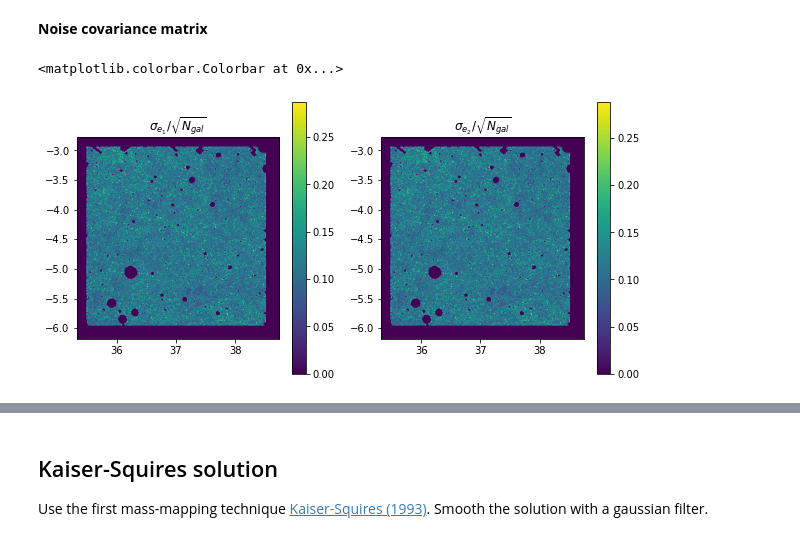
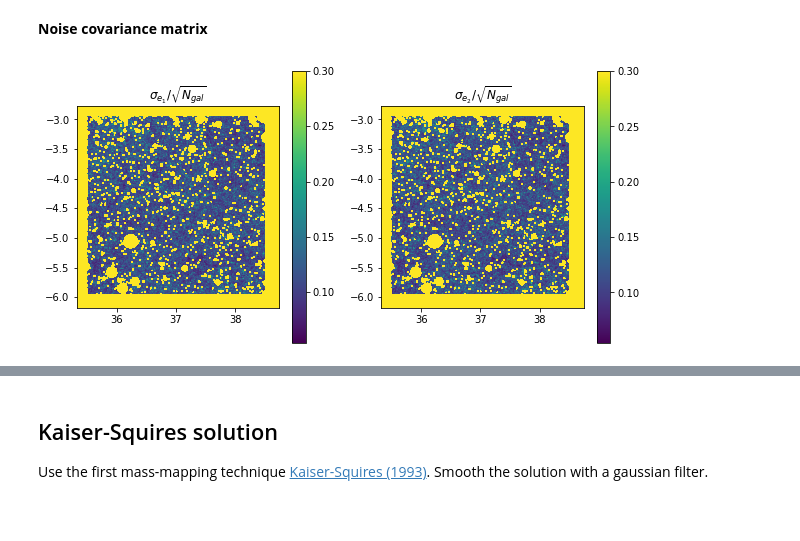
Before and after one commit to EiffL/Quarks2CosmosDataChallenge, a Jupyter notebook: notebooks/Lensing-challenge.ipynb, the cells around one changed output, grey strips where cells are left out. Saved outputs shown, nothing was run; the diff lists cells and outputs as text; code cells hidden in the pictures; blank space fills up the shorter version.

```diff
--- a/notebooks/Lensing-challenge.ipynb
+++ b/notebooks/Lensing-challenge.ipynb
@@ -97,6 +166,5 @@ from quarks2cosmos.utils import get_extend_radec
 # %%
-n_gal_map = bin2d(cat['ira'], cat['idec'],
-                  npix=width,
-                  extent=extent)
-imshow(n_gal_map, origin='lower', extent=get_extend_radec(resolution, width,ra, dec))
+# Make a map of number of galaxies per pixels
+n_gal_map = bin2d(cat['ira'], cat['idec'], npix=width, extent=extent)
+imshow(n_gal_map, origin='lower', extent=get_extend_radec(resolution, width,ra, dec)); colorbar()
 # %% [output]
@@ -146,23 +213,24 @@ meas_shear = np.stack([e1map, e2map], axis=-1)
 # %% [markdown]
 **Noise covariance matrix**
 # %%
-mask = n_gal_map == 0
-sigma_e1 = np.std(cat['gamma1'])/np.sqrt(n_gal_map)
-sigma_e1[mask] = 0
-sigma_e2 = np.std(cat['gamma2'])/np.sqrt(n_gal_map)
-sigma_e2[mask] = 0
+m = n_gal_map == 0
+sigma_g1 = np.std(cat['gamma1'])/np.sqrt(n_gal_map)
+sigma_g1[m] = 1e3 # Setting unobserved pixels to high noise
+sigma_g2 = np.std(cat['gamma2'])/np.sqrt(n_gal_map)
+sigma_g2[m] = 1e3 # Setting unobserved pixels to high noise
 
 figure(figsize=[10, 5])
 subplot(121)
-imshow(sigma_e1, extent=get_extend_radec(resolution, width, ra, dec))
+imshow(sigma_g1, extent=get_extend_radec(resolution, width, ra, dec),vmax=0.3)
 title(r'$\sigma_{e_1}/\sqrt{N_{gal}}$')
 colorbar()
 
 subplot(122)
-imshow(sigma_e2, extent=get_extend_radec(resolution, width, ra, dec))
+imshow(sigma_g2, extent=get_extend_radec(resolution, width, ra, dec),vmax=0.3)
 title(r'$\sigma_{e_2}/\sqrt{N_{gal}}$')
+colorbar()
 
-colorbar()
+# This will be our estimate of the noise covariance in the shear map
+g_obs_std = jnp.stack([sigma_g1, sigma_g2],axis=-1)
 # %% [output]
-<matplotlib.colorbar.Colorbar at 0x...>
-[figure, old version]
+[figure, new version]
```
Also changed, not shown: parts of 58 cells of this notebook.
